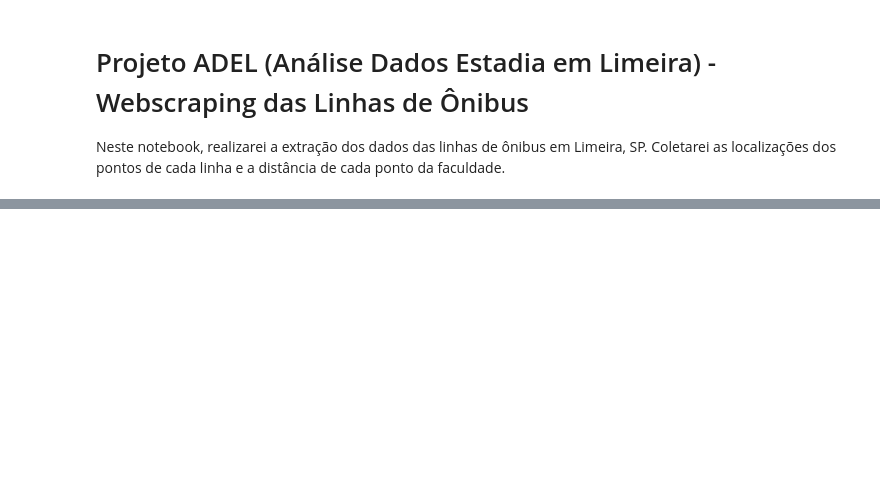
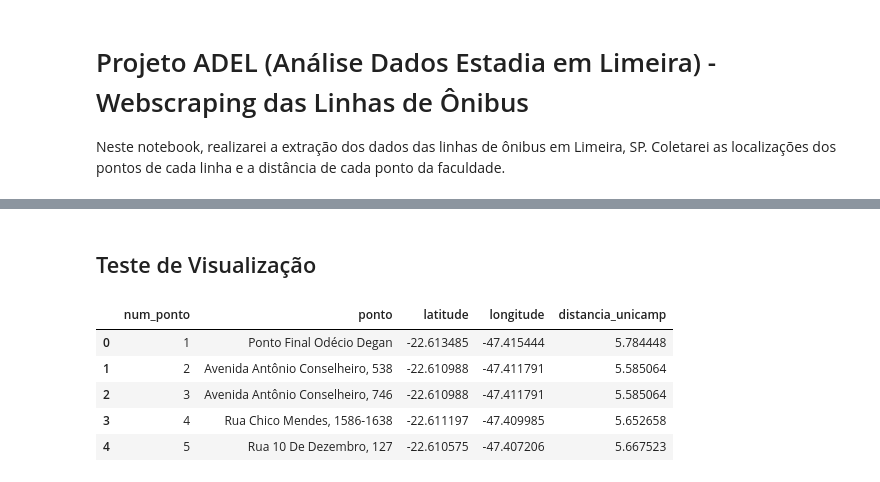
Before and after one commit to vichShir/analise-dados-estadia-limeira, a Jupyter notebook: Notebooks/ADEL_2_webscraping_linhas_onibus.ipynb, the cells around one changed output, grey strips where cells are left out. Drawn from its saved outputs; the diff is of its cells as text; code cells hidden in the pictures; blank space fills up the shorter version.

```diff
--- a/Notebooks/ADEL_2_webscraping_linhas_onibus.ipynb
+++ b/Notebooks/ADEL_2_webscraping_linhas_onibus.ipynb
@@ -101,3 +503,15 @@ print(f'Foram encontrados {len(df_ponto_02)} pontos de ônibus')
+# %% [markdown]
+## Teste de Visualização
+# %%
+df = pd.read_csv('linha_103.csv')
+df.head()
+# %% [output]
+|  | num_ponto | ponto | latitude | longitude | distancia_unicamp |
+| 0 | 1 | Ponto Final Odécio Degan | -22.613485 | -47.415444 | 5.784448 |
+| 1 | 2 | Avenida Antônio Conselheiro, 538 | -22.610988 | -47.411791 | 5.585064 |
+| 2 | 3 | Avenida Antônio Conselheiro, 746 | -22.610988 | -47.411791 | 5.585064 |
+| 3 | 4 | Rua Chico Mendes, 1586-1638 | -22.611197 | -47.409985 | 5.652658 |
+| 4 | 5 | Rua 10 De Dezembro, 127 | -22.610575 | -47.407206 | 5.667523 |
 # %%
 import folium
 from pprint import pprint
```
Also changed, not shown: parts of 16 cells of this notebook, 27 other files.
